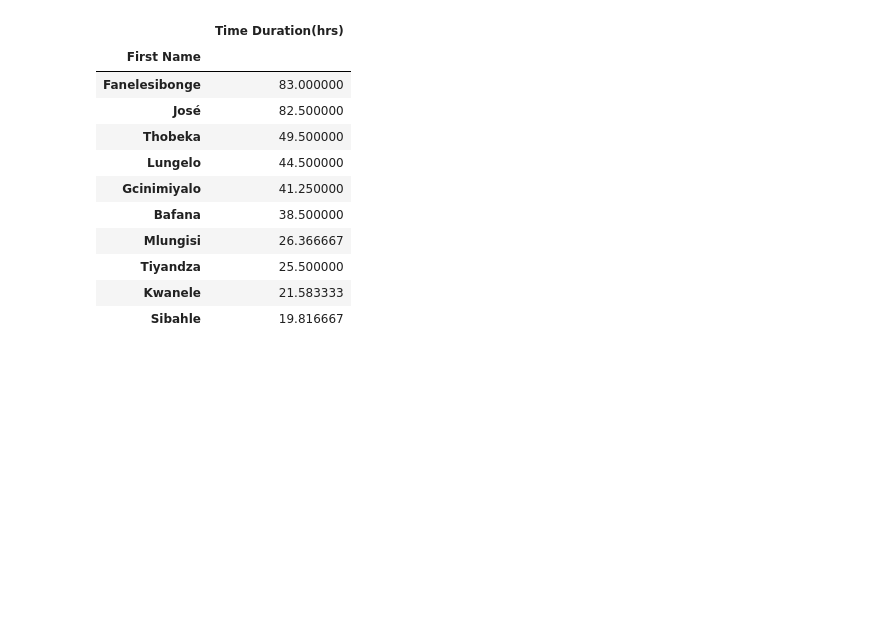
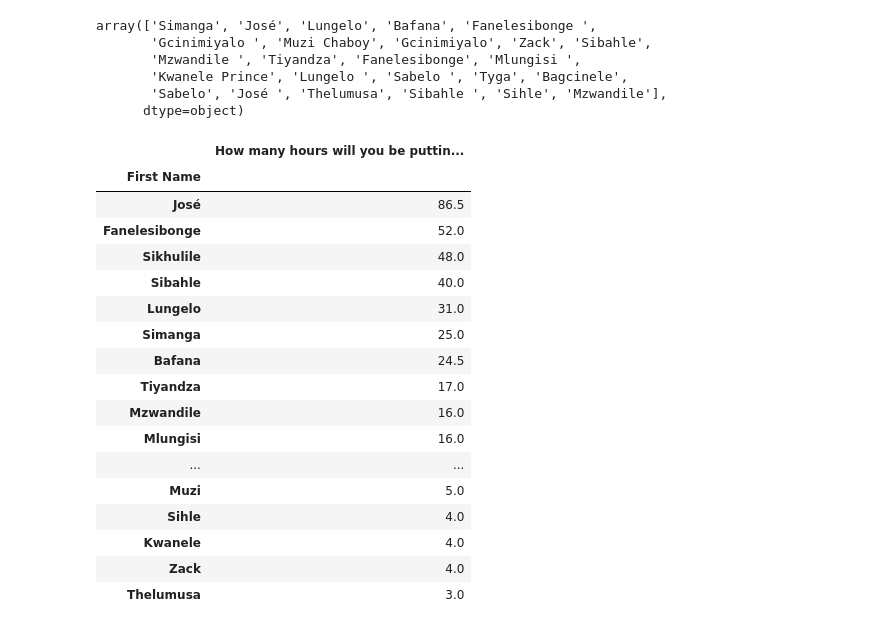
Before and after one commit to Lungelo-cloud/Hub-Analytics, a Jupyter notebook: Hub_Analytica.ipynb, the cells around one changed output. Cells and saved outputs as stored; diff of their text form; code cells hidden in the pictures; blank space fills up the shorter version.

```diff
--- a/Hub_Analytica.ipynb
+++ b/Hub_Analytica.ipynb
@@ -21,7 +62,7 @@ df.head()
 # %%
-df['Timestamp'] = pd.to_datetime(df['Timestamp'])
-df['Sign-in Time'] = pd.to_datetime(df['Sign-in Time'])
-df['What time do you expect to be out of The Hub?'] = pd.to_datetime(df['What time do you expect to be out of The Hub?'])
-df['Time Duration(hrs)'] = (df['What time do you expect to be out of The Hub?']-df['Sign-in Time'])/np.timedelta64(1,'h')
-df.dtypes
+#df['Timestamp'] = pd.to_datetime(df['Timestamp'])
+#df['Sign-in Time'] = pd.to_datetime(df['Sign-in Time'])
+#df['What time do you expect to be out of The Hub?'] = pd.to_datetime(df['What time do you expect to be out of The Hub?'])
+df1['How many hours will you be putting in?'] = pd.to_numeric(df1['How many hours will you be putting in?'])
+df1.dtypes
 # %% [output]
@@ -68,0 +89,6 @@ Name: Time Duration(hrs), dtype: int64
+# %%
+df['Time Duration(hrs)'] = (df['What time do you expect to be out of The Hub?']-df['Sign-in Time'])/np.timedelta64(1,'h')
+df['Time Duration(hrs)'] = abs(df['Time Duration(hrs)'])
+df['Time Duration(hrs)'] = df['Time Duration(hrs)'].replace(0.0, 8.0)
+# %%
+df1 = df.loc['2021-08-23 00:00:00':'2021-08-29 23:00:00']
@@ -69,5 +113,4 @@ Name: Time Duration(hrs), dtype: int64
 # %%
-df1 = df.loc['2021-08-09 00:00:00':'2021-08-15 23:00:00']
 df2 = df1['What are you working on today?']
 splitting_columns = lambda x: pd.Series([i for i in reversed(x.split(','))])
 df2 = df2.apply(splitting_columns)
@@ -76,6 +119,7 @@ df2[1] = df2[1].str.strip()
 df2[2] = df2[2].str.strip()
 df3 = df2[0].append(df2[1], ignore_index=True)
 df4 = df3.append(df2[2], ignore_index=True)
+df4 = df4.dropna()
 df5 = df4.value_counts(dropna=True).to_frame()
 df5.columns = ['count']
 df5
@@ -145,23 +194,41 @@ hubbers
+# %%
+df1['First Name'].unique()
+# %% [output]
+array(['Simanga', 'José', 'Lungelo', 'Bafana', 'Fanelesibonge ',
+       'Gcinimiyalo ', 'Muzi Chaboy', 'Gcinimiyalo', 'Zack', 'Sibahle',
+       'Mzwandile ', 'Tiyandza', 'Fanelesibonge', 'Mlungisi ',
+       'Kwanele Prince', 'Lungelo ', 'Sabelo ', 'Tyga', 'Bagcinele',
+       'Sabelo', 'José ', 'Thelumusa', 'Sibahle ', 'Sihle', 'Mzwandile'],
+      dtype=object)
 # %%
 import warnings
 warnings.filterwarnings("ignore")
 df1['First Name'] = df1['First Name'].str.strip()
 df1['First Name'] = df1['First Name'].replace('Kwanele Prince', 'Kwanele')
 df1['First Name'] = df1['First Name'].replace('Tsabedze', 'Kwanele')
-df1['Time Duration(hrs)'] = abs(df1['Time Duration(hrs)'])
-d14 = df1[['First Name', 'Time Duration(hrs)']]
+df1['First Name'] = df1['First Name'].replace('Muzi Chaboy', 'Muzi')
+df1['First Name'] = df1['First Name'].replace('Tyga', 'Sikhulile')
+#df1['Time Duration(hrs)'] = abs(df1['Time Duration(hrs)'])
+d14 = df1[['First Name', 'How many hours will you be putting in?']]
 d14 = d14.groupby(['First Name'], as_index=False).sum()
-d14.set_index(['First Name']).sort_values(['Time Duration(hrs)'], ascending=False).head(10)
+d200 = d14.set_index(['First Name']).sort_values(['How many hours will you be putting in?'], ascending=False)
+d200
 # %% [output]
-|  | Time Duration(hrs) |
+|  | How many hours will you be puttin... |
 | First Name |  |
-| Fanelesibonge | 83.000000 |
-| José | 82.500000 |
-| Thobeka | 49.500000 |
-| Lungelo | 44.500000 |
-| Gcinimiyalo | 41.250000 |
-| Bafana | 38.500000 |
-| Mlungisi | 26.366667 |
-| Tiyandza | 25.500000 |
-| Kwanele | 21.583333 |
-| Sibahle | 19.816667 |
+| José | 86.5 |
+| Fanelesibonge | 52.0 |
+| Sikhulile | 48.0 |
+| Sibahle | 40.0 |
+| Lungelo | 31.0 |
+| Simanga | 25.0 |
+| Bafana | 24.5 |
+| Tiyandza | 17.0 |
+| Mzwandile | 16.0 |
+| Mlungisi | 16.0 |
+| ... | ... |
+| Muzi | 5.0 |
+| Sihle | 4.0 |
+| Kwanele | 4.0 |
+| Zack | 4.0 |
+| Thelumusa | 3.0 |
```
Also changed, not shown: parts of 39 cells of this notebook.
